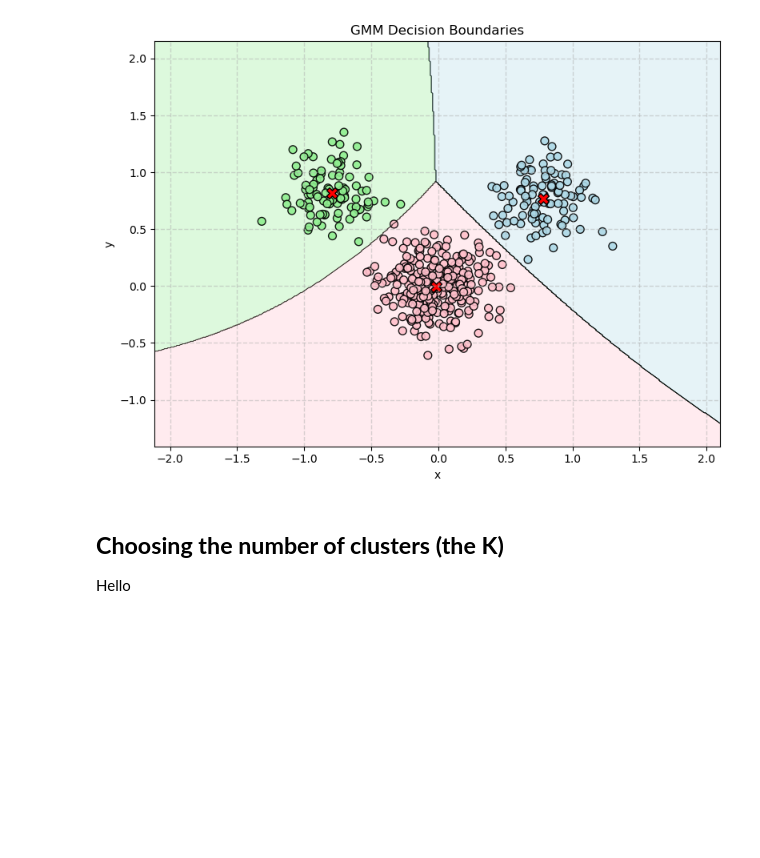
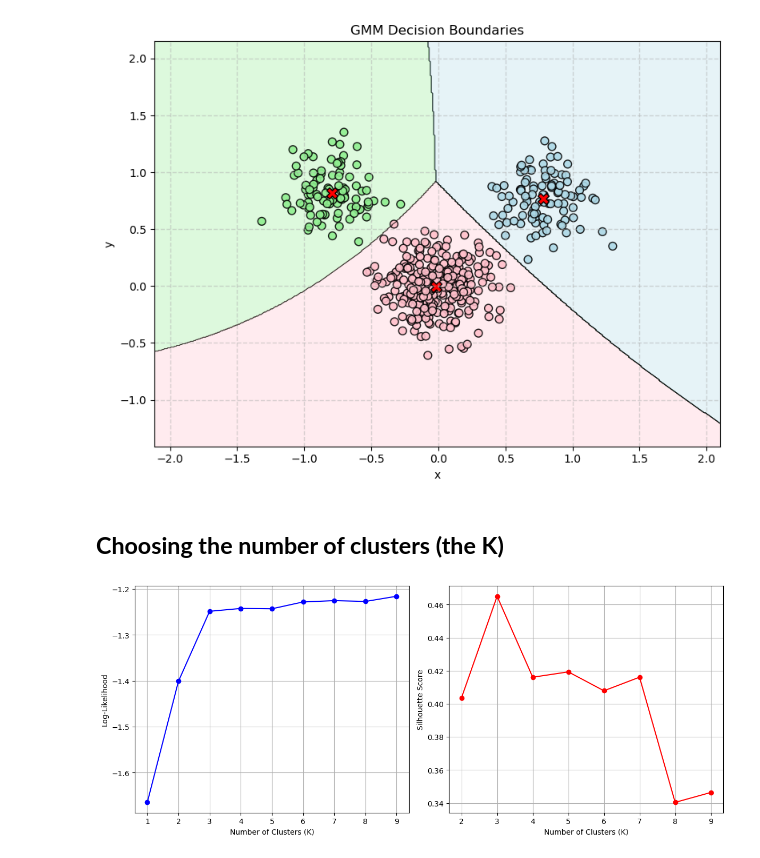
Before and after one commit to Bokocki/135UM-Homework, a Jupyter notebook: Homework02.ipynb, the cells around one changed output. Drawn from its saved outputs; the diff is of its cells as text; code cells hidden in the pictures; blank space fills up the shorter version.

```diff
--- a/Homework02.ipynb
+++ b/Homework02.ipynb
@@ -330,5 +320,76 @@ plt.show()
 [figure]
 # %% [markdown]
 ## **Choosing the number of clusters (the K)**
-
-Hello
+# %%
+from sklearn.metrics import silhouette_score
+
+# ----------------------------------------------------------------------
+# SECTION 1: Generate the "mouse" dataset
+# ----------------------------------------------------------------------
+np.random.seed(0)
+
+# 1) 300 points from N([0, 0], [[0.16, 0],[0, 0.16]])
+mean1 = np.array([0.0, 0.0])
+cov1 = np.array([[0.16, 0.0],
+                 [0.0,  0.16]])
+data1 = np.random.multivariate_normal(mean1, cov1, 300)
+
+# 2) 100 points from N([0.8, 0.8], [[0.04, 0],[0, 0.04]])
+mean2 = np.array([0.8, 0.8])
+cov2 = np.array([[0.04, 0.0],
+                 [0.0,  0.04]])
+data2 = np.random.multivariate_normal(mean2, cov2, 100)
+
+# 3) 100 points from N([-0.8, 0.8], [[0.04, 0],[0, 0.04]])
+mean3 = np.array([-0.8, 0.8])
+cov3 = np.array([[0.04, 0.0],
+                 [0.0,  0.04]])
+data3 = np.random.multivariate_normal(mean3, cov3, 100)
+
+# Combine all data
+data_X = np.vstack([data1, data2, data3])
+
+# ----------------------------------------------------------------------
+# SECTION 2: Compute log-likelihood and silhouette score for different K
+# ----------------------------------------------------------------------
+K_values = range(1, 10)
+log_likelihoods = []
+silhouette_scores = []
+
+for K in K_values:
+    gmm = GaussianMixture(n_components=K, random_state=0)
+    gmm.fit(data_X)
+
+    # Compute log-likelihood
+    log_likelihoods.append(gmm.score(data_X))  # Average log-likelihood per sample
+
+    # Compute silhouette score
+    labels = gmm.predict(data_X)
+    if K > 1:  # Silhouette score requires at least 2 clusters
+        silhouette_scores.append(silhouette_score(data_X, labels))
+    else:
+        silhouette_scores.append(np.nan)
+
+# ----------------------------------------------------------------------
+# SECTION 3: Plot the results
+# ----------------------------------------------------------------------
+plt.figure(figsize=(12, 5))
+
+# Plot log-likelihood
+plt.subplot(1, 2, 1)
+plt.plot(K_values, log_likelihoods, marker='o', linestyle='-', color='b')
+plt.xlabel('Number of Clusters (K)')
+plt.ylabel('Log-Likelihood')
+plt.grid(True)
+
+# Plot silhouette score
+plt.subplot(1, 2, 2)
+plt.plot(K_values[1:], silhouette_scores[1:], marker='o', linestyle='-', color='r')
+plt.xlabel('Number of Clusters (K)')
+plt.ylabel('Silhouette Score')
+plt.grid(True)
+
+plt.tight_layout()
+plt.show()
+# %% [output]
+[figure, added]
```
Also changed, not shown: parts of 3 cells of this notebook, 1 other file.
